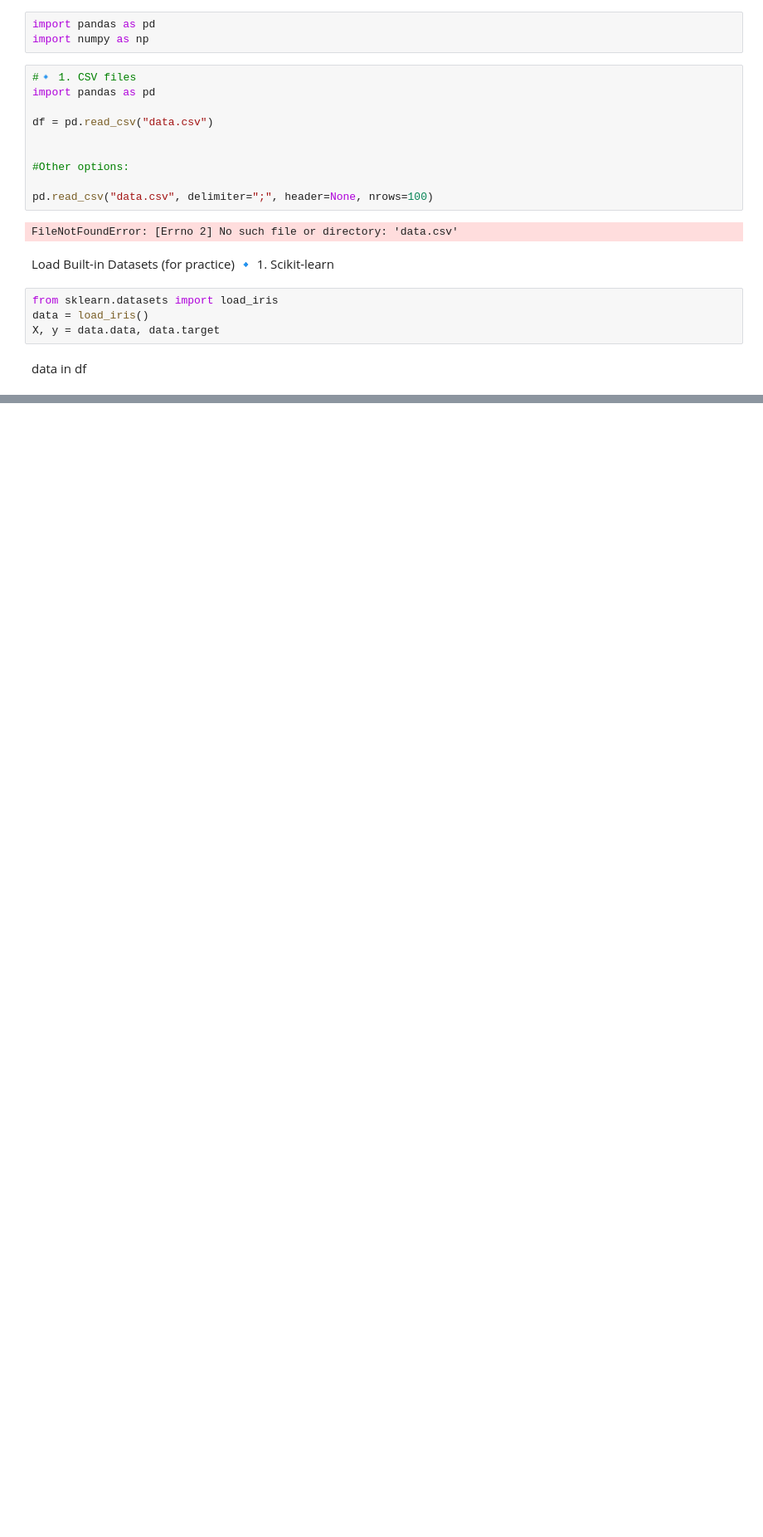
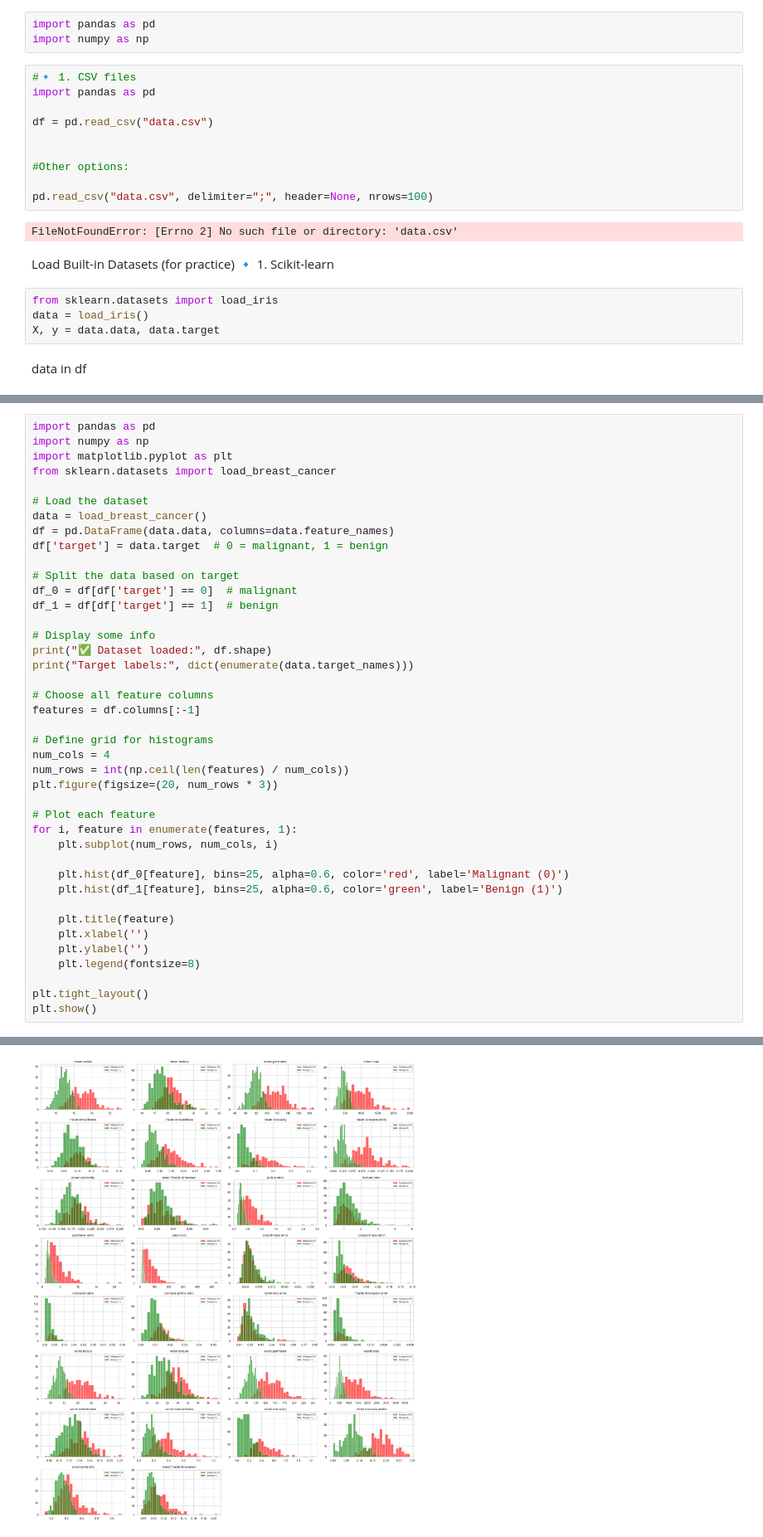
Before and after one commit to ayoub0030/ML, a Jupyter notebook: essentiel.ipynb, the cells around one changed output, grey strips where cells are left out. Shown: that part at 83% size. Drawn from its saved outputs; the diff is of its cells as text; blank space fills up the shorter version.

```diff
--- a/essentiel.ipynb
+++ b/essentiel.ipynb
@@ -78,0 +161,42 @@ dtype: int64
+# %%
+import pandas as pd
+import numpy as np
+import matplotlib.pyplot as plt
+from sklearn.datasets import load_breast_cancer
+
+# Load the dataset
+data = load_breast_cancer()
+df = pd.DataFrame(data.data, columns=data.feature_names)
+df['target'] = data.target  # 0 = malignant, 1 = benign
+
+# Split the data based on target
+df_0 = df[df['target'] == 0]  # malignant
+df_1 = df[df['target'] == 1]  # benign
+
+# Display some info
+print("✅ Dataset loaded:", df.shape)
+print("Target labels:", dict(enumerate(data.target_names)))
+
+# Choose all feature columns
+features = df.columns[:-1]
+
+# Define grid for histograms
+num_cols = 4
+num_rows = int(np.ceil(len(features) / num_cols))
+plt.figure(figsize=(20, num_rows * 3))
+
+# Plot each feature
+for i, feature in enumerate(features, 1):
+    plt.subplot(num_rows, num_cols, i)
+
+    plt.hist(df_0[feature], bins=25, alpha=0.6, color='red', label='Malignant (0)')
+    plt.hist(df_1[feature], bins=25, alpha=0.6, color='green', label='Benign (1)')
+
+    plt.title(feature)
+    plt.xlabel('')
+    plt.ylabel('')
+    plt.legend(fontsize=8)
+
+plt.tight_layout()
+plt.show()
+# %% [output]
@@ -78,0 +205 @@ dtype: int64
+[figure, added]
```
Also changed, not shown: parts of 10 cells of this notebook.
